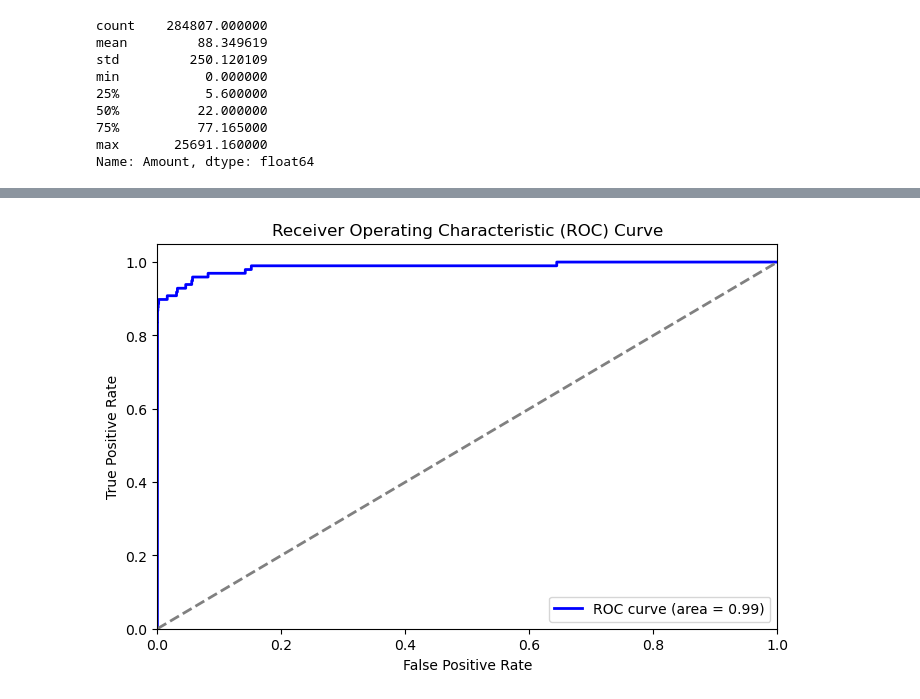
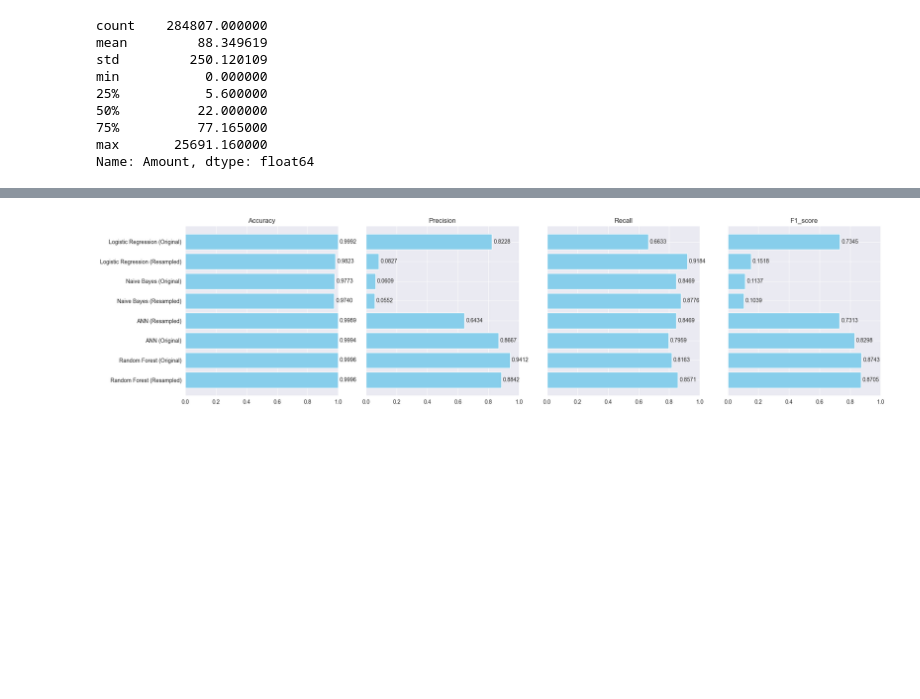
Before and after one commit to cyfangus/fraud_detection_supervised_learning, a Jupyter notebook: fraud_detection_supervised_learning.ipynb, the cells around one changed output, grey strips where cells are left out. Cells and saved outputs as stored; diff of their text form; code cells hidden in the pictures; blank space fills up the shorter version.

```diff
--- a/fraud_detection_supervised_learning.ipynb
+++ b/fraud_detection_supervised_learning.ipynb
@@ -223,20 +262,39 @@ plt.show()
-# %%
-from sklearn.metrics import roc_curve, auc
-
-# ROC Curve
-y_pred_prob = xgb.predict_proba(X_test)[:, 1]
-fpr, tpr, thresholds = roc_curve(y_test, y_pred_prob)
-roc_auc = auc(fpr, tpr)
-
-plt.figure(figsize=(8, 5))
-plt.plot(fpr, tpr, color='blue', lw=2, label=f'ROC curve (area = {roc_auc:.2f})')
-plt.plot([0, 1], [0, 1], color='gray', lw=2, linestyle='--')
-plt.xlim([0.0, 1.0])
-plt.ylim([0.0, 1.05])
-plt.xlabel('False Positive Rate')
-plt.ylabel('True Positive Rate')
-plt.title('Receiver Operating Characteristic (ROC) Curve')
-plt.legend(loc="lower right")
-plt.show()
-# %% [output]
-[figure, removed]
+# %%
+import matplotlib.pyplot as plt
+import numpy as np
+
+# Storing metrics in a dictionary
+results = {
+    'Random Forest (Resampled)': {'accuracy': 0.9996, 'precision': 0.8842, 'recall': 0.8571, 'f1_score': 0.8705},
+    'Random Forest (Original)': {'accuracy': 0.9996, 'precision': 0.9412, 'recall': 0.8163, 'f1_score': 0.8743},
+    'ANN (Original)': {'accuracy': 0.9994, 'precision': 0.8667, 'recall': 0.7959, 'f1_score': 0.8298},
+    'ANN (Resampled)': {'accuracy': 0.9989, 'precision': 0.6434, 'recall': 0.8469, 'f1_score': 0.7313},
+    'Naive Bayes (Resampled)': {'accuracy': 0.9740, 'precision': 0.0552, 'recall': 0.8776, 'f1_score': 0.1039},
+    'Naive Bayes (Original)': {'accuracy': 0.9773, 'precision': 0.0609, 'recall': 0.8469, 'f1_score': 0.1137},
+    'Logistic Regression (Resampled)': {'accuracy': 0.9823, 'precision': 0.0827, 'recall': 0.9184, 'f1_score': 0.1518},
+    'Logistic Regression (Original)': {'accuracy': 0.9992, 'precision': 0.8228, 'recall': 0.6633, 'f1_score': 0.7345}
+}
+# %%
+def plot_metrics(results):
+    metrics = ['accuracy', 'precision', 'recall', 'f1_score']
+    num_models = len(results)
+    model_names = list(results.keys())
+
+    # Set up subplots for each metric
+    fig, axes = plt.subplots(1, len(metrics), figsize=(20, 5), sharey=True)
+
+    for i, metric in enumerate(metrics):
+        values = [results[model][metric] for model in model_names]
+        axes[i].barh(model_names, values, color='skyblue')
+        axes[i].set_title(metric.capitalize())
+        axes[i].set_xlim(0, 1)
+        for j, v in enumerate(values):
+            axes[i].text(v + 0.01, j, f"{v:.4f}", va='center')  # Add text labels
+
+    plt.tight_layout()
+    plt.show()
+
+# Call the function to plot the results
+plot_metrics(results)
+# %% [output]
+[figure, added]
```
Also changed, not shown: parts of 49 cells of this notebook, 3 other files.
